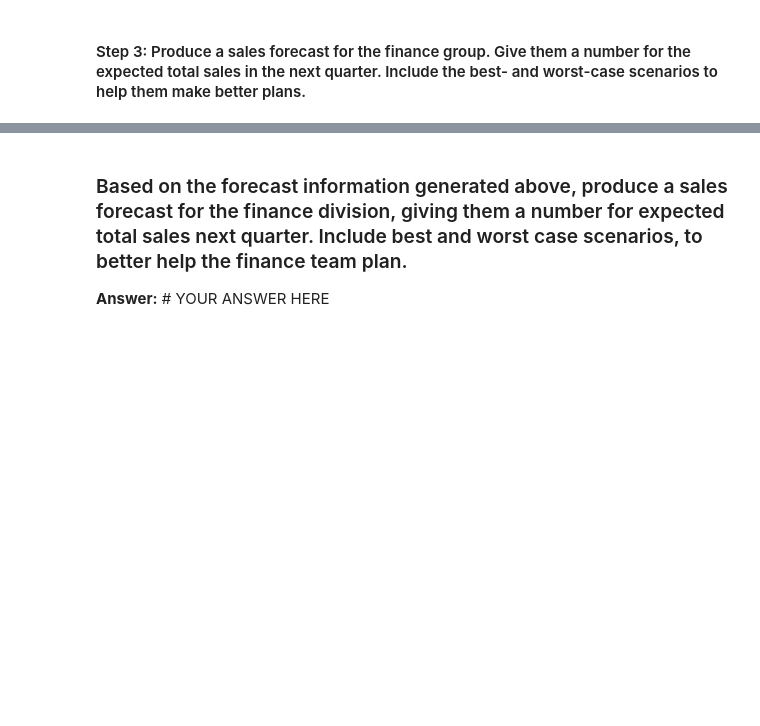
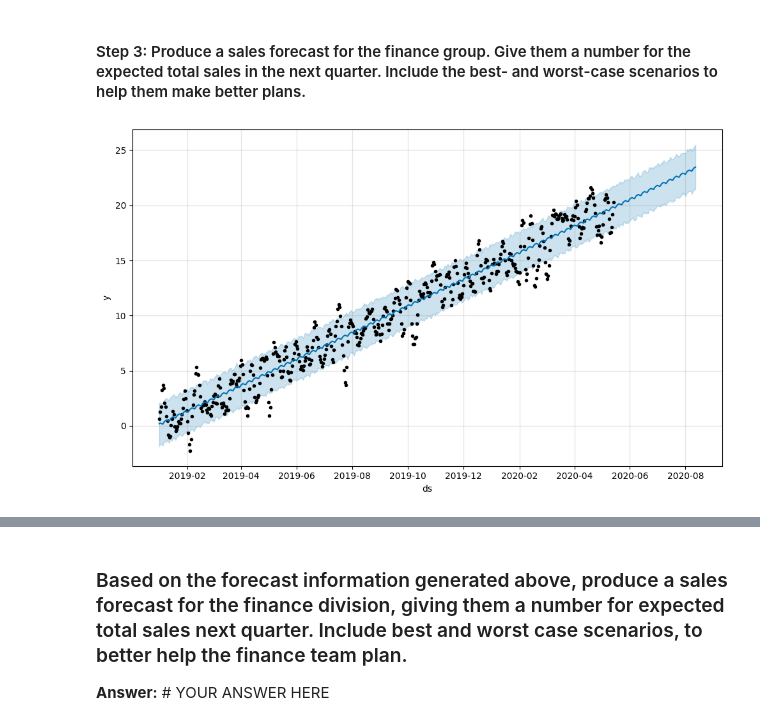
Before and after one commit to EdwardArnold23/eCommerce_Analysis, a Jupyter notebook: forecasting_net_prophet.ipynb, the cells around one changed output, grey strips where cells are left out. Cells and saved outputs as stored; diff of their text form; code cells hidden in the pictures; blank space fills up the shorter version.

```diff
--- a/forecasting_net_prophet.ipynb
+++ b/forecasting_net_prophet.ipynb
@@ -550,6 +763,8 @@ mercado_sales_prophet_forecast = # YOUR CODE HERE
 #### Step 3: Produce a sales forecast for the finance group. Give them a number for the expected total sales in the next quarter. Include the best- and worst-case scenarios to help them make better plans.
 # %%
 # Plot the predictions for the Mercado sales
-# YOUR CODE HERE
+fig1= mercado_sales_prophet_model.plot(mercado_sales_prophet_forecast)
+# %% [output]
+[figure, added]
 # %%
 # For the mercado_sales_prophet_forecast DataFrame, set the ds column as the DataFrame Index
```
Also changed, not shown: parts of 40 cells of this notebook.
